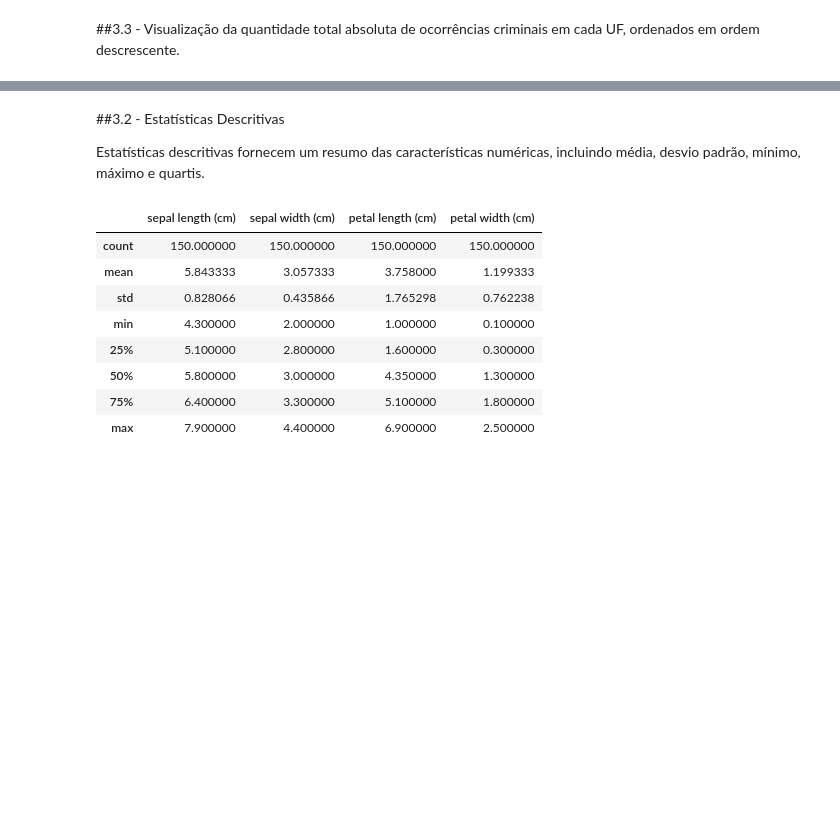
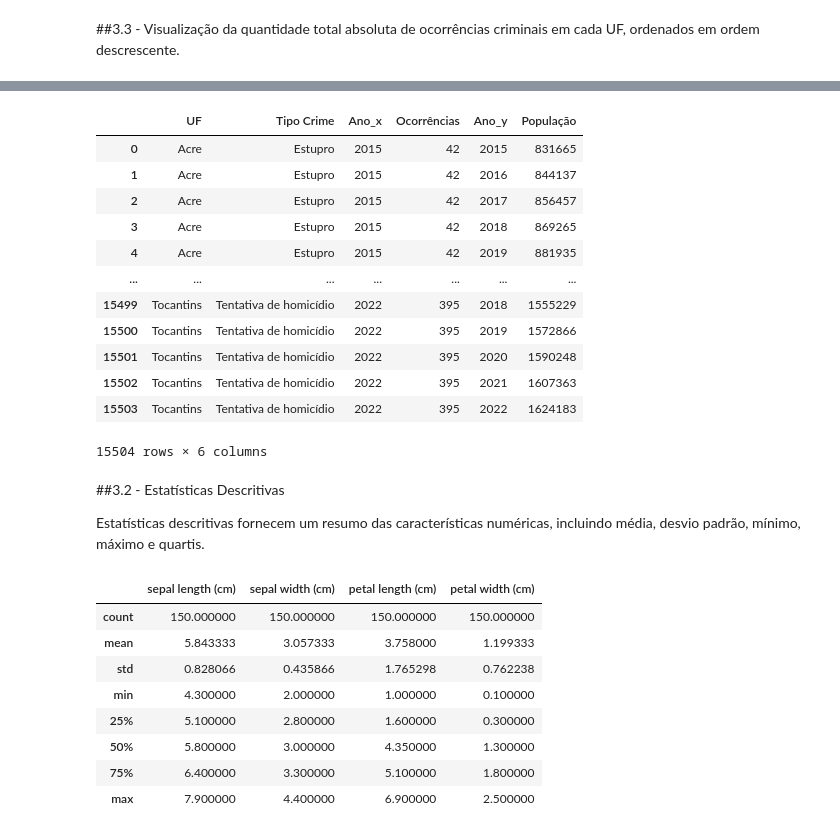
Before and after one commit to Marcelo-Silvestre/Analise_Dados_Boas_Praticas_PUCRIO, a Jupyter notebook: Notebooks/MVP_Análise_de_Dados_e_Boas_Práticas_(4052025001857).ipynb, the cells around one changed output, grey strips where cells are left out. Drawn from its saved outputs; the diff is of its cells as text; code cells hidden in the pictures; blank space fills up the shorter version.

```diff
--- a/Notebooks/MVP_Análise_de_Dados_e_Boas_Práticas_(4052025001857).ipynb
+++ b/Notebooks/MVP_Análise_de_Dados_e_Boas_Práticas_(4052025001857).ipynb
@@ -224,3 +225,20 @@ dtype: object
+# %%
+base_geral = df_crimes_ano.merge(base_pop_long,on=['UF'],how='inner')
+base_geral
+# %% [output]
+|  | UF | Tipo Crime | Ano_x | Ocorrências | Ano_y | População |
+| 0 | Acre | Estupro | 2015 | 42 | 2015 | 831665 |
+| 1 | Acre | Estupro | 2015 | 42 | 2016 | 844137 |
+| 2 | Acre | Estupro | 2015 | 42 | 2017 | 856457 |
+| 3 | Acre | Estupro | 2015 | 42 | 2018 | 869265 |
+| 4 | Acre | Estupro | 2015 | 42 | 2019 | 881935 |
+| ... | ... | ... | ... | ... | ... | ... |
+| 15499 | Tocantins | Tentativa de homicídio | 2022 | 395 | 2018 | 1555229 |
+| 15500 | Tocantins | Tentativa de homicídio | 2022 | 395 | 2019 | 1572866 |
+| 15501 | Tocantins | Tentativa de homicídio | 2022 | 395 | 2020 | 1590248 |
+| 15502 | Tocantins | Tentativa de homicídio | 2022 | 395 | 2021 | 1607363 |
+| 15503 | Tocantins | Tentativa de homicídio | 2022 | 395 | 2022 | 1624183 |
+15504 rows × 6 columns
 # %% [markdown]
 ##3.2 - Estatísticas Descritivas
 
```
Also changed, not shown: parts of 11 cells of this notebook.
